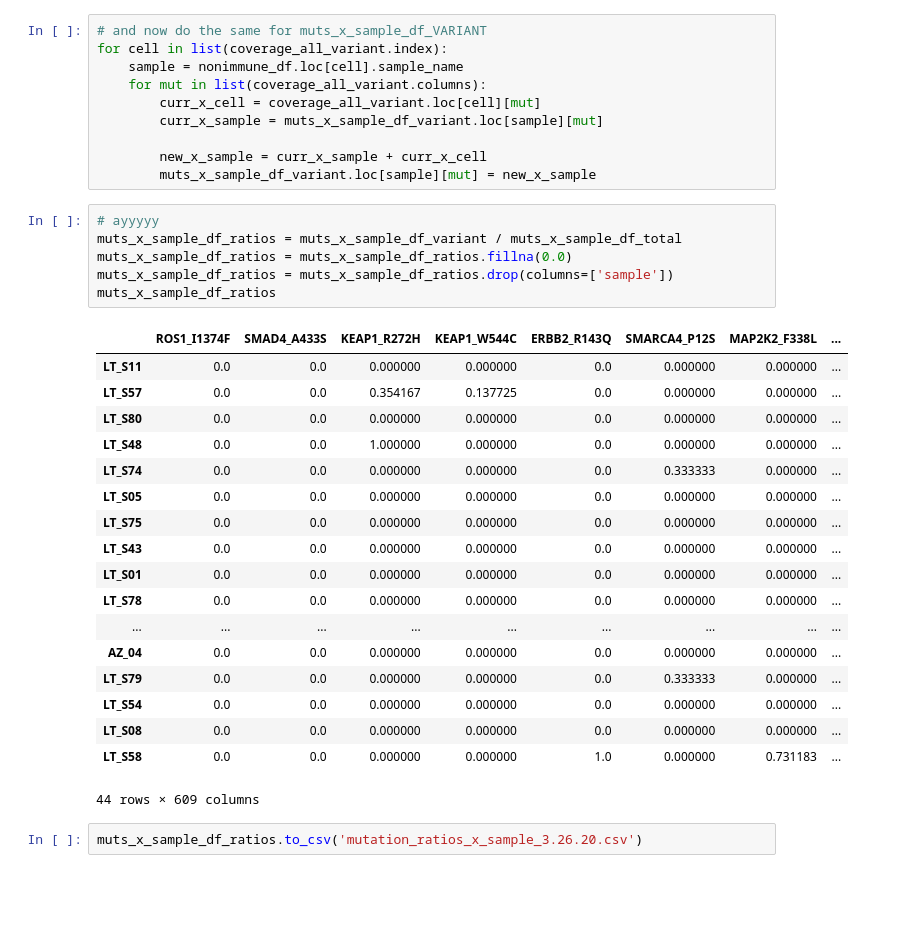
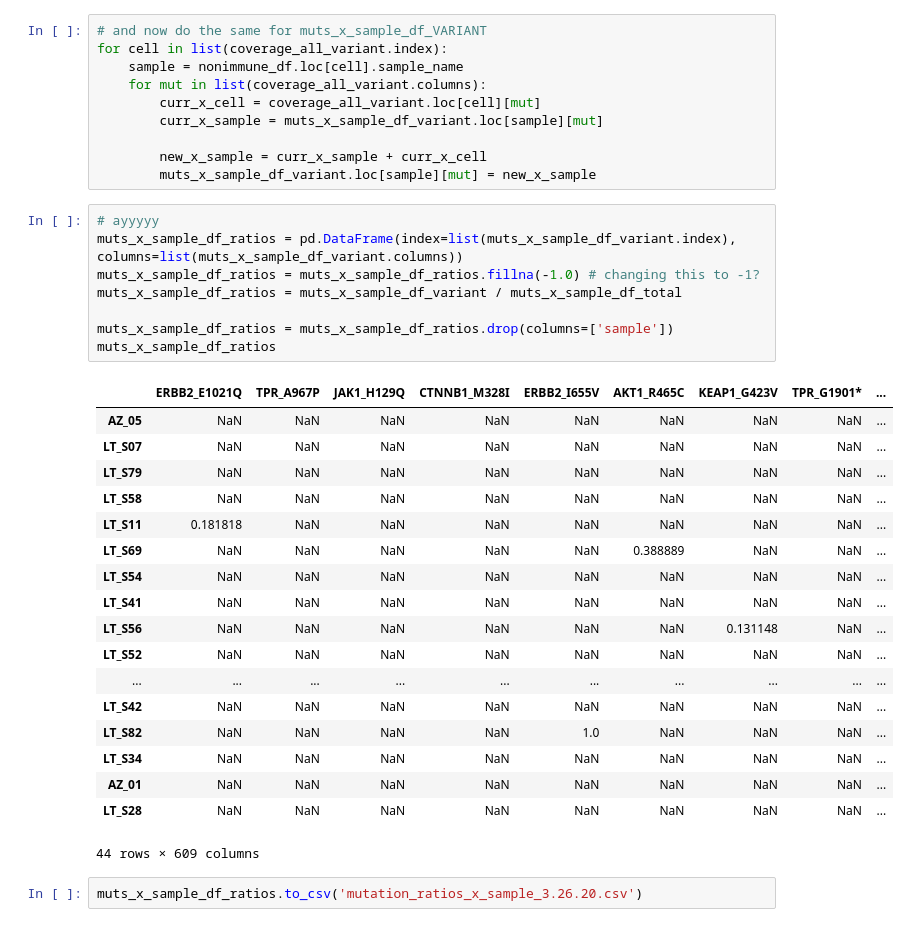
Before and after one commit to lincoln-harris/process_new_cells, a Jupyter notebook: validation_tables/make_by_sample_table_from_scratch.ipynb, the cells around one changed output. Drawn from its saved outputs; the diff is of its cells as text; blank space fills up the shorter version.

```diff
--- a/validation_tables/make_by_sample_table_from_scratch.ipynb
+++ b/validation_tables/make_by_sample_table_from_scratch.ipynb
@@ -253,28 +253,30 @@ for cell in list(coverage_all_variant.index):
         muts_x_sample_df_variant.loc[sample][mut] = new_x_sample
 # %%
 # ayyyyy
+muts_x_sample_df_ratios = pd.DataFrame(index=list(muts_x_sample_df_variant.index), columns=list(muts_x_sample_df_variant.columns))
+muts_x_sample_df_ratios = muts_x_sample_df_ratios.fillna(-1.0) # changing this to -1?
 muts_x_sample_df_ratios = muts_x_sample_df_variant / muts_x_sample_df_total
-muts_x_sample_df_ratios = muts_x_sample_df_ratios.fillna(0.0)
+
 muts_x_sample_df_ratios = muts_x_sample_df_ratios.drop(columns=['sample'])
 muts_x_sample_df_ratios
 # %% [output]
-|  | ROS1_I1374F | SMAD4_A433S | KEAP1_R272H | KEAP1_W544C | ERBB2_R143Q | SMARCA4_P12S | MAP2K2_F338L | ... |
-| LT_S11 | 0.0 | 0.0 | 0.000000 | 0.000000 | 0.0 | 0.000000 | 0.000000 | ... |
-| LT_S57 | 0.0 | 0.0 | 0.354167 | 0.137725 | 0.0 | 0.000000 | 0.000000 | ... |
-| LT_S80 | 0.0 | 0.0 | 0.000000 | 0.000000 | 0.0 | 0.000000 | 0.000000 | ... |
-| LT_S48 | 0.0 | 0.0 | 1.000000 | 0.000000 | 0.0 | 0.000000 | 0.000000 | ... |
-| LT_S74 | 0.0 | 0.0 | 0.000000 | 0.000000 | 0.0 | 0.333333 | 0.000000 | ... |
-| LT_S05 | 0.0 | 0.0 | 0.000000 | 0.000000 | 0.0 | 0.000000 | 0.000000 | ... |
-| LT_S75 | 0.0 | 0.0 | 0.000000 | 0.000000 | 0.0 | 0.000000 | 0.000000 | ... |
-| LT_S43 | 0.0 | 0.0 | 0.000000 | 0.000000 | 0.0 | 0.000000 | 0.000000 | ... |
-| LT_S01 | 0.0 | 0.0 | 0.000000 | 0.000000 | 0.0 | 0.000000 | 0.000000 | ... |
-| LT_S78 | 0.0 | 0.0 | 0.000000 | 0.000000 | 0.0 | 0.000000 | 0.000000 | ... |
-| ... | ... | ... | ... | ... | ... | ... | ... | ... |
-| AZ_04 | 0.0 | 0.0 | 0.000000 | 0.000000 | 0.0 | 0.000000 | 0.000000 | ... |
-| LT_S79 | 0.0 | 0.0 | 0.000000 | 0.000000 | 0.0 | 0.333333 | 0.000000 | ... |
-| LT_S54 | 0.0 | 0.0 | 0.000000 | 0.000000 | 0.0 | 0.000000 | 0.000000 | ... |
-| LT_S08 | 0.0 | 0.0 | 0.000000 | 0.000000 | 0.0 | 0.000000 | 0.000000 | ... |
-| LT_S58 | 0.0 | 0.0 | 0.000000 | 0.000000 | 1.0 | 0.000000 | 0.731183 | ... |
+|  | ERBB2_E1021Q | TPR_A967P | JAK1_H129Q | CTNNB1_M328I | ERBB2_I655V | AKT1_R465C | KEAP1_G423V | TPR_G1901* | ... |
+| AZ_05 | NaN | NaN | NaN | NaN | NaN | NaN | NaN | NaN | ... |
+| LT_S07 | NaN | NaN | NaN | NaN | NaN | NaN | NaN | NaN | ... |
+| LT_S79 | NaN | NaN | NaN | NaN | NaN | NaN | NaN | NaN | ... |
+| LT_S58 | NaN | NaN | NaN | NaN | NaN | NaN | NaN | NaN | ... |
+| LT_S11 | 0.181818 | NaN | NaN | NaN | NaN | NaN | NaN | NaN | ... |
+| LT_S69 | NaN | NaN | NaN | NaN | NaN | 0.388889 | NaN | NaN | ... |
+| LT_S54 | NaN | NaN | NaN | NaN | NaN | NaN | NaN | NaN | ... |
+| LT_S41 | NaN | NaN | NaN | NaN | NaN | NaN | NaN | NaN | ... |
+| LT_S56 | NaN | NaN | NaN | NaN | NaN | NaN | 0.131148 | NaN | ... |
+| LT_S52 | NaN | NaN | NaN | NaN | NaN | NaN | NaN | NaN | ... |
+| ... | ... | ... | ... | ... | ... | ... | ... | ... | ... |
+| LT_S42 | NaN | NaN | NaN | NaN | NaN | NaN | NaN | NaN | ... |
+| LT_S82 | NaN | NaN | NaN | NaN | 1.0 | NaN | NaN | NaN | ... |
+| LT_S34 | NaN | NaN | NaN | NaN | NaN | NaN | NaN | NaN | ... |
+| AZ_01 | NaN | NaN | NaN | NaN | NaN | NaN | NaN | NaN | ... |
+| LT_S28 | NaN | NaN | NaN | NaN | NaN | NaN | NaN | NaN | ... |
 44 rows × 609 columns
 # %%
 muts_x_sample_df_ratios.to_csv('mutation_ratios_x_sample_3.26.20.csv')
```
Also changed, not shown: parts of 7 cells of this notebook, 2 other files.
